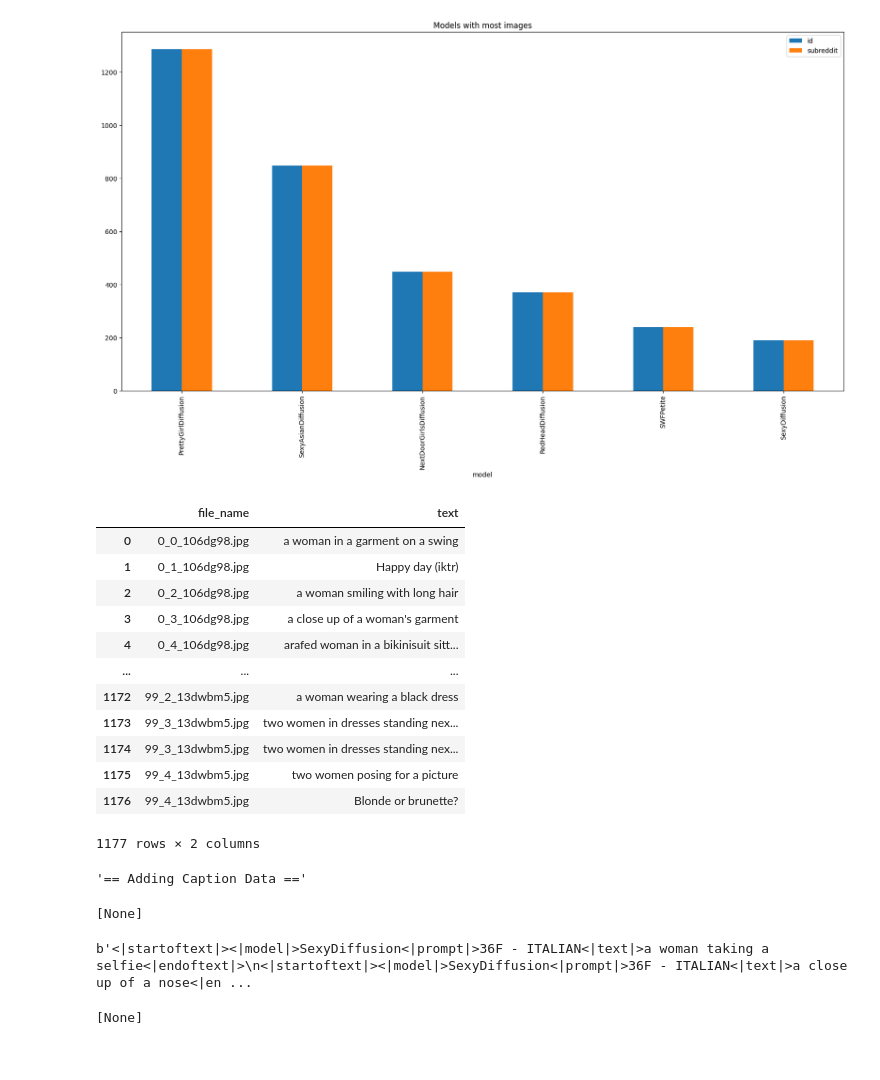
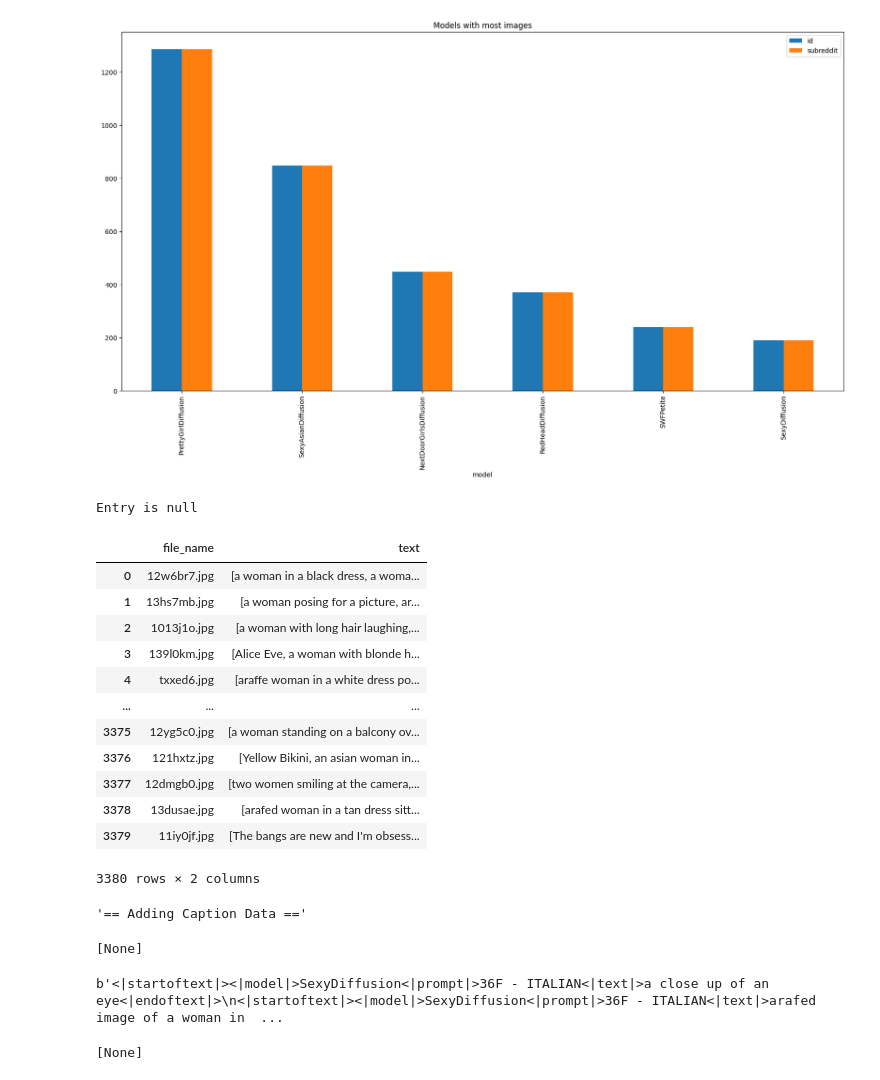
Before and after one commit to AJStangl/simple-image-collection, a Jupyter notebook: notebooks/pipelines/images/0-5-create-training.ipynb, the cells around one changed output. Saved outputs shown, nothing was run; the diff lists cells and outputs as text; code cells hidden in the pictures.

```diff
--- a/notebooks/pipelines/images/0-5-create-training.ipynb
+++ b/notebooks/pipelines/images/0-5-create-training.ipynb
@@ -70,69 +70,56 @@ files = file_system.ls('data/training/sexy')
 files = [file.replace('data/training/sexy/', '') for file in files]
 records = sexy.to_dict(orient='records')
 random.shuffle(records)
-samples = random.sample(records, 100)
+samples = records
 for primary_image_index, primary_image_record in tqdm(enumerate(samples), total=len(samples), desc="Processing images"):
 	try:
 		image_name = primary_image_record['image_name']
 		if image_name is None or image_name == "":
 			print("Entry is null")
 			continue
 
 		captions = primary_image_record['additional_captions'].tolist()
 		captions.append(primary_image_record['azure_caption'])
 		captions.append(primary_image_record['caption'])
 		captions.append(primary_image_record['title'])
 		captions = [caption.replace("person", "woman") for caption in list(set(captions))]
 		random.shuffle(captions)
 
 		if primary_image_record['model'] == "SexyAsianDiffusion":
 			captions = [caption.replace("a woman", "an asian woman") for caption in captions]
 		if primary_image_record['model'] == "RedHeadDiffusion":
 			captions = [caption.replace("woman", "redhead woman") for caption in captions]
-
-		image_to_copy = f"{str(primary_image_index)}_{image_name}"
-
-		for secondary_image_caption_index, sample_caption in tqdm(enumerate(captions), total=len(captions), desc="Processing captions"):
-			secondary_image_name_to_copy = f"{str(primary_image_index)}_{str(secondary_image_caption_index)}_{image_name}"
-			data_row = {'file_name': secondary_image_name_to_copy, 'text': sample_caption}
-			file_system.copy(f'data/image/thumbnail/{image_name}', f'data/training/sexy/{image_to_copy}', on_error='raise')
-			lines.append(data_row)
-
-			if primary_image_index % 10 == 0:
-				continue
-			else:
-				data_row = {'file_name': secondary_image_name_to_copy, 'text': random.choice(captions)}
-				file_system.copy(f'data/image/{image_name}', f'data/training/sexy/big_{secondary_image_name_to_copy}', on_error='raise')
-				lines.append(data_row)
+		file_system.copy(f'data/image/thumbnail/{image_name}', f'data/training/sexy/{image_name}', on_error='raise')
+		data_row = {'file_name': image_name, 'text': captions}
+		lines.append(data_row)
 
 	except Exception as e:
 		print(e)
-
 		continue
 
 df = pandas.DataFrame(data=lines)
 display(df)
+
+display("== Adding Caption Data ==")
+df.to_json('metadata.jsonl', orient='records', lines=True)
+file_system.upload('metadata.jsonl', 'data/training/sexy', overwrite=True)
 # %% [output]
+Entry is null
 |  | file_name | text |
-| 0 | 0_0_106dg98.jpg | a woman in a garment on a swing |
-| 1 | 0_1_106dg98.jpg | Happy day (iktr) |
-| 2 | 0_2_106dg98.jpg | a woman smiling with long hair |
-| 3 | 0_3_106dg98.jpg | a close up of a woman's garment |
-| 4 | 0_4_106dg98.jpg | arafed woman in a bikinisuit sitt... |
+| 0 | 12w6br7.jpg | [a woman in a black dress, a woma... |
+| 1 | 13hs7mb.jpg | [a woman posing for a picture, ar... |
+| 2 | 1013j1o.jpg | [a woman with long hair laughing,... |
+| 3 | 139l0km.jpg | [Alice Eve, a woman with blonde h... |
+| 4 | txxed6.jpg | [araffe woman in a white dress po... |
 | ... | ... | ... |
-| 1172 | 99_2_13dwbm5.jpg | a woman wearing a black dress |
-| 1173 | 99_3_13dwbm5.jpg | two women in dresses standing nex... |
-| 1174 | 99_3_13dwbm5.jpg | two women in dresses standing nex... |
-| 1175 | 99_4_13dwbm5.jpg | two women posing for a picture |
-| 1176 | 99_4_13dwbm5.jpg | Blonde or brunette? |
+| 3375 | 12yg5c0.jpg | [a woman standing on a balcony ov... |
+| 3376 | 121hxtz.jpg | [Yellow Bikini, an asian woman in... |
+| 3377 | 12dmgb0.jpg | [two women smiling at the camera,... |
+| 3378 | 13dusae.jpg | [arafed woman in a tan dress sitt... |
+| 3379 | 11iy0jf.jpg | [The bangs are new and I'm obsess... |
-1177 rows × 2 columns
+3380 rows × 2 columns
+'== Adding Caption Data =='
+[None]
-# %%
-display("== Adding Caption Data ==")
-df.to_json('metadata.jsonl', orient='records', lines=True)
-file_system.upload('metadata.jsonl', 'data/training/sexy', overwrite=True)
-# %% [output]
-'== Adding Caption Data =='
-[None]
 # %%
 gpt_lines = []
 for record in tqdm(sexy.to_dict(orient='records'), total=len(sexy)):
@@ -159,7 +146,7 @@ with open('training.txt', 'rb') as f:
 	text = f.read()
 	display(text)
 # %% [output]
-b'<|startoftext|><|model|>SexyDiffusion<|prompt|>36F - ITALIAN<|text|>a woman taking a selfie<|endoftext|>\n<|startoftext|><|model|>SexyDiffusion<|prompt|>36F - ITALIAN<|text|>a close up of a nose<|en ...
+b'<|startoftext|><|model|>SexyDiffusion<|prompt|>36F - ITALIAN<|text|>a close up of an eye<|endoftext|>\n<|startoftext|><|model|>SexyDiffusion<|prompt|>36F - ITALIAN<|text|>arafed image of a woman in  ...
 # %%
 file_system.upload('training.txt', 'data/training/training.txt', overwrite=True)
 # %% [output]
```
Also changed, not shown: parts of 1 cell of this notebook, 1 other file.
